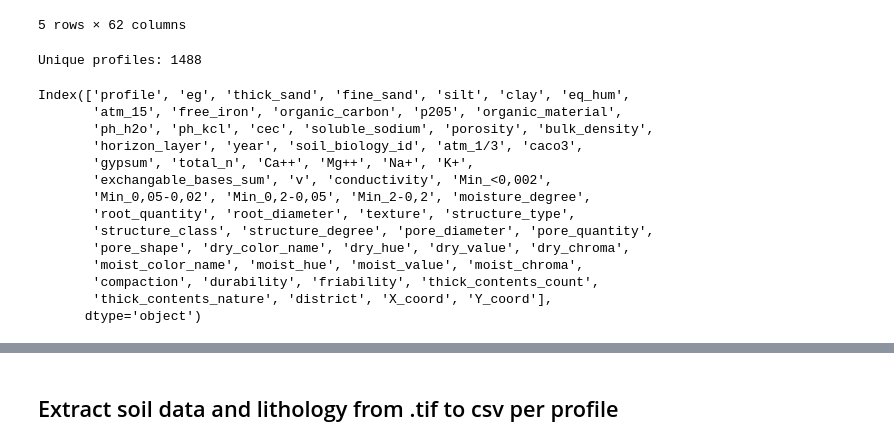
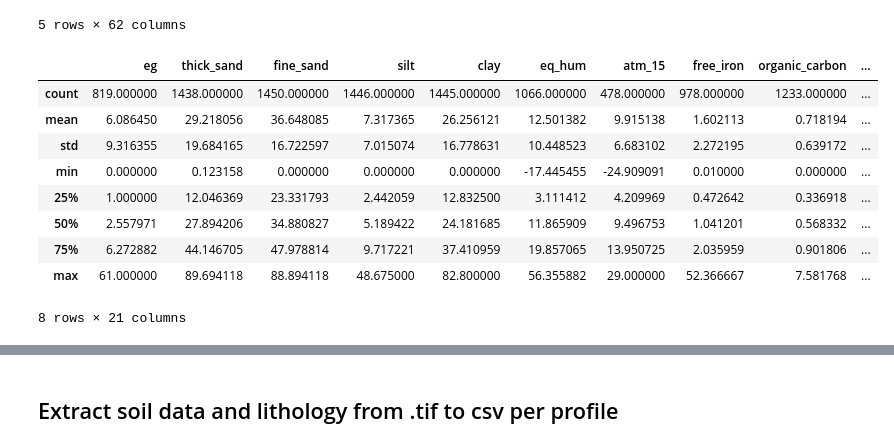
Before and after one commit to inesschwartz/ThesisSoilAngola, a Jupyter notebook: SOC_stock_model/table_prep.ipynb, the cells around one changed output, grey strips where cells are left out. Saved outputs shown, nothing was run; the diff lists cells and outputs as text; code cells hidden in the pictures.

```diff
--- a/SOC_stock_model/table_prep.ipynb
+++ b/SOC_stock_model/table_prep.ipynb
@@ -301,26 +319,18 @@ profile_0_30cm.head()
 | 3 | 20_59 | NaN | NaN | NaN | NaN | NaN | NaN | NaN | NaN | ... |
 | 4 | 27_63 | NaN | 1.000000 | 45.318261 | 7.532174 | 46.117391 | NaN | NaN | NaN | ... |
 5 rows × 62 columns
-# %%
-# Count unique profiles
-n_profiles = profile_0_30cm['profile'].nunique()
-print(f"Unique profiles: {n_profiles}")
-# %% [output]
-Unique profiles: 1488
-# %%
-profile_0_30cm.columns
-# %% [output]
-Index(['profile', 'eg', 'thick_sand', 'fine_sand', 'silt', 'clay', 'eq_hum',
-       'atm_15', 'free_iron', 'organic_carbon', 'p205', 'organic_material',
-       'ph_h2o', 'ph_kcl', 'cec', 'soluble_sodium', 'porosity', 'bulk_density',
-       'horizon_layer', 'year', 'soil_biology_id', 'atm_1/3', 'caco3',
-       'gypsum', 'total_n', 'Ca++', 'Mg++', 'Na+', 'K+',
-       'exchangable_bases_sum', 'v', 'conductivity', 'Min_<0,002',
-       'Min_0,05-0,02', 'Min_0,2-0,05', 'Min_2-0,2', 'moisture_degree',
-       'root_quantity', 'root_diameter', 'texture', 'structure_type',
-       'structure_class', 'structure_degree', 'pore_diameter', 'pore_quantity',
-       'pore_shape', 'dry_color_name', 'dry_hue', 'dry_value', 'dry_chroma',
-       'moist_color_name', 'moist_hue', 'moist_value', 'moist_chroma',
-       'compaction', 'durability', 'friability', 'thick_contents_count',
-       'thick_contents_nature', 'district', 'X_coord', 'Y_coord'],
-      dtype='object')
+# %%
+## check for outliers
+numeric_cols = profile_0_30cm.select_dtypes(include=['float64', 'int64']).columns
+profile_0_30cm[numeric_cols].describe()
+# %% [output]
+|  | eg | thick_sand | fine_sand | silt | clay | eq_hum | atm_15 | free_iron | organic_carbon | ... |
+| count | 819.000000 | 1438.000000 | 1450.000000 | 1446.000000 | 1445.000000 | 1066.000000 | 478.000000 | 978.000000 | 1233.000000 | ... |
+| mean | 6.086450 | 29.218056 | 36.648085 | 7.317365 | 26.256121 | 12.501382 | 9.915138 | 1.602113 | 0.718194 | ... |
+| std | 9.316355 | 19.684165 | 16.722597 | 7.015074 | 16.778631 | 10.448523 | 6.683102 | 2.272195 | 0.639172 | ... |
+| min | 0.000000 | 0.123158 | 0.000000 | 0.000000 | 0.000000 | -17.445455 | -24.909091 | 0.010000 | 0.000000 | ... |
+| 25% | 1.000000 | 12.046369 | 23.331793 | 2.442059 | 12.832500 | 3.111412 | 4.209969 | 0.472642 | 0.336918 | ... |
+| 50% | 2.557971 | 27.894206 | 34.880827 | 5.189422 | 24.181685 | 11.865909 | 9.496753 | 1.041201 | 0.568332 | ... |
+| 75% | 6.272882 | 44.146705 | 47.978814 | 9.717221 | 37.410959 | 19.857065 | 13.950725 | 2.035959 | 0.901806 | ... |
+| max | 61.000000 | 89.694118 | 88.894118 | 48.675000 | 82.800000 | 56.355882 | 29.000000 | 52.366667 | 7.581768 | ... |
+8 rows × 21 columns
```
Also changed, not shown: parts of 20 cells of this notebook, 1 other file.
